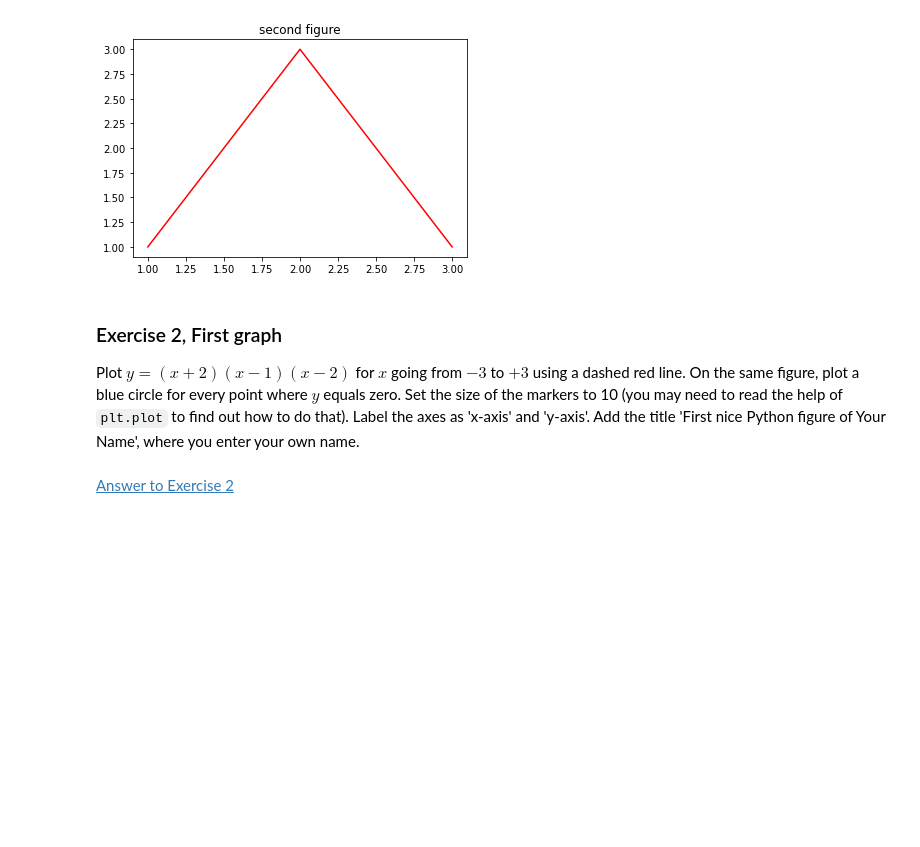
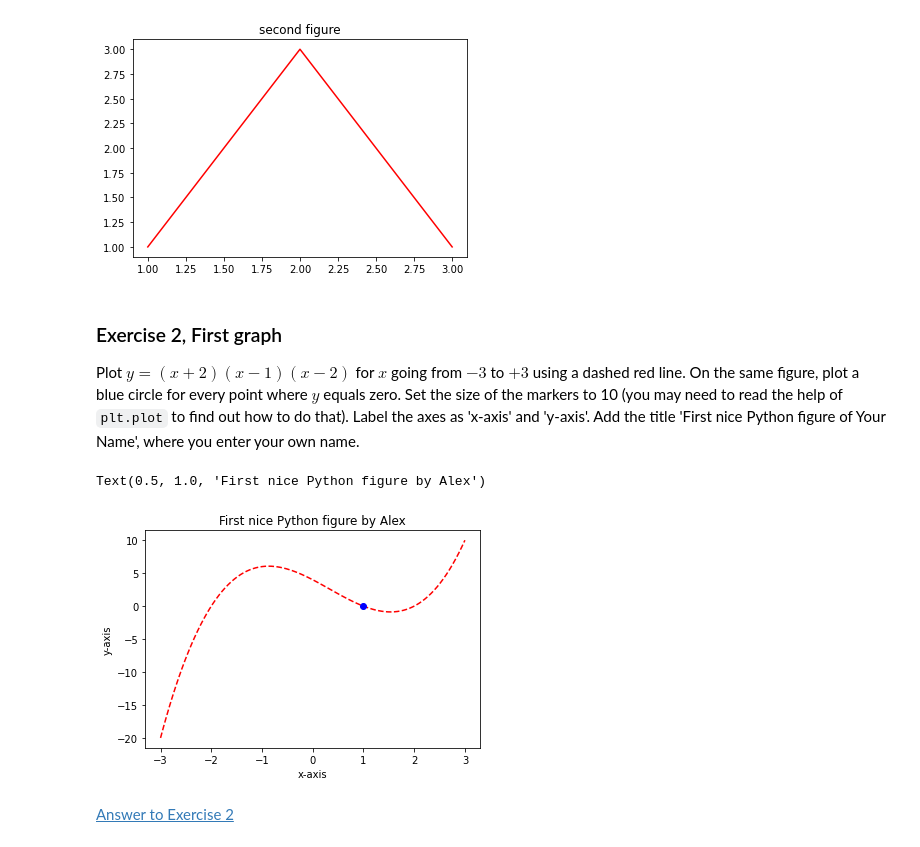
Before and after one commit to lucius-k/TUD_python_course_b, a Jupyter notebook: notebook1_basics_plotting/py_exploratory_comp_1_sol.ipynb, the cells around one changed output. Saved outputs shown, nothing was run; the diff lists cells and outputs as text; code cells hidden in the pictures; blank space fills up the shorter version.

```diff
--- a/notebook1_basics_plotting/py_exploratory_comp_1_sol.ipynb
+++ b/notebook1_basics_plotting/py_exploratory_comp_1_sol.ipynb
@@ -205,6 +205,20 @@ plt.title('second figure');
 # %% [markdown]
 ### <a name="ex2"></a> Exercise 2, First graph
 Plot $y=(x+2)(x-1)(x-2)$ for $x$ going from $-3$ to $+3$ using a dashed red line. On the same figure, plot a blue circle for every point where $y$ equals zero. Set the size of the markers to 10 (you may need to read the help of `plt.plot` to find out how to do that). Label the axes as 'x-axis' and 'y-axis'. Add the title 'First nice Python figure of Your Name', where you enter your own name.
+# %%
+x = np.linspace(-3, 3, 100)
+y = (x + 2) * (x - 1) * (x - 2)
+zero_y = np.where(y == 0)
+
+plt.figure()
+plt.plot(x, y, 'r--')
+plt.plot(x[zero_y], y[zero_y], 'bo')
+plt.xlabel('x-axis')
+plt.ylabel('y-axis')
+plt.title('First nice Python figure by Alex')
+# %% [output]
+Text(0.5, 1.0, 'First nice Python figure by Alex')
+[figure, added]
 # %% [markdown]
 <a href="#ex2answer">Answer to Exercise 2</a>
 # %% [markdown]
```
Also changed, not shown: parts of 4 cells of this notebook, 1 other file.
